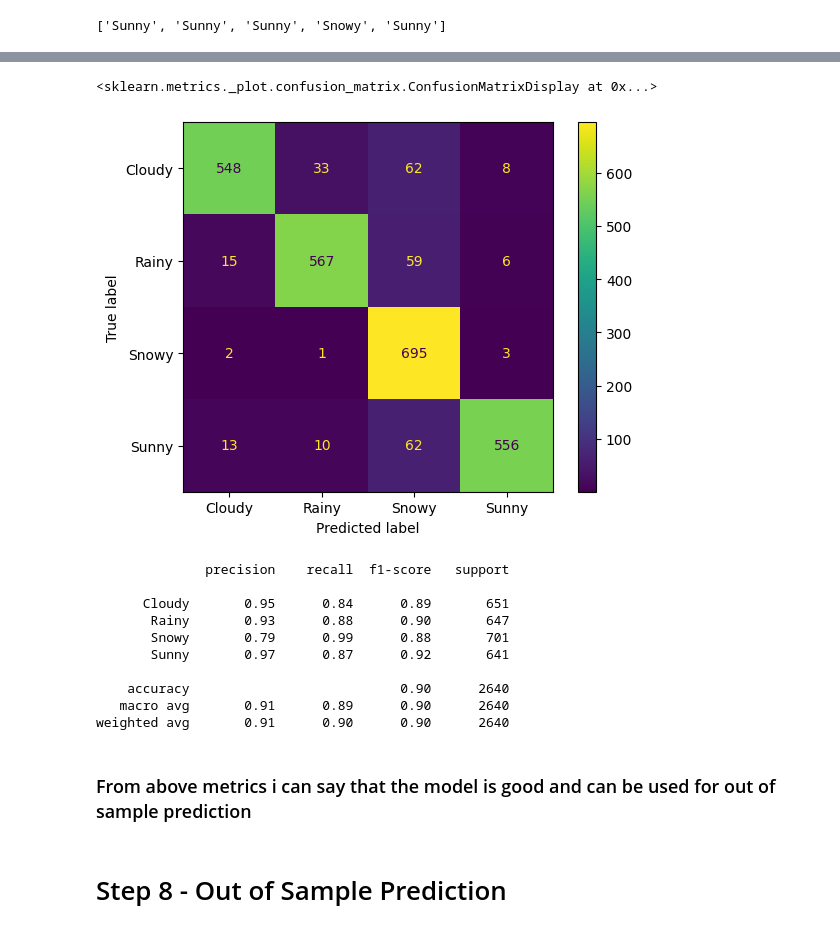
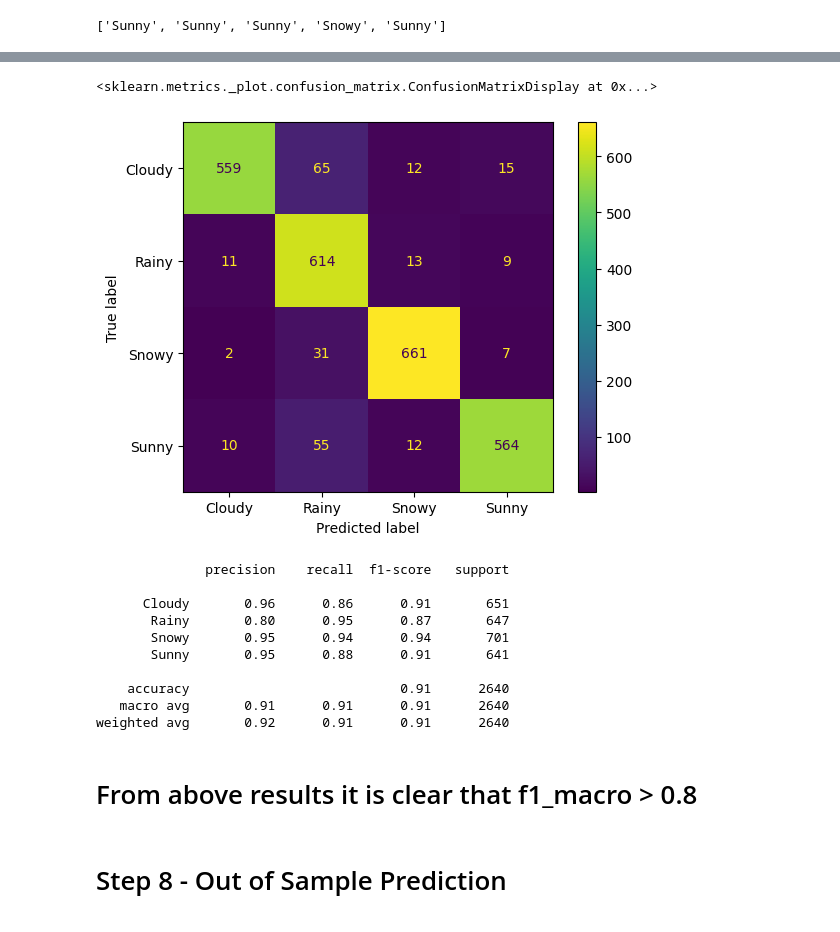
Before and after one commit to utkarshg1/Test1, a Jupyter notebook: Multiclass_classification_with_Keras.ipynb, the cells around one changed output, grey strips where cells are left out. Saved outputs shown, nothing was run; the diff lists cells and outputs as text; code cells hidden in the pictures.

```diff
--- a/Multiclass_classification_with_Keras.ipynb
+++ b/Multiclass_classification_with_Keras.ipynb
@@ -362,4 +335,4 @@ model.evaluate(xtest, ytest)
 # %%
-yprob_train = model.predict(xtrain)
-yprob_train[0:5]
+yprob_test = model.predict(xtest_pre)
+yprob_test[0:5]
 # %% [output]
@@ -372 +345,4 @@ array([[4.2870156e-02, 9.5172888e-01, 1.2497081e-03, 4.1512377e-03],
       dtype=float32)
+# %%
+classes = ytrain_pre.columns.tolist()
+classes
@@ -373,4 +351,5 @@ array([[4.2870156e-02, 9.5172888e-01, 1.2497081e-03, 4.1512377e-03],
 # %%
-ypred_train_idx = yprob_train.argmax(axis=1)
-ypred_train_idx[0:5]
+import numpy as np
+idx = np.argmax(yprob_test, axis=1)
+idx[0:5]
 # %% [output]
@@ -432,4 +357,5 @@ array([[0.    , 0.    , 0.    , 1.    ],
 # %%
+ypred_test = [classes[i] for i in idx]
 ypred_test[0:5]
 # %% [output]
 ['Sunny', 'Sunny', 'Sunny', 'Snowy', 'Sunny']
@@ -446,27 +362,26 @@ dtype: object
 # %%
 from sklearn.metrics import ConfusionMatrixDisplay
 
-ConfusionMatrixDisplay.from_predictions(ytest_org, ypred_test)
+ConfusionMatrixDisplay.from_predictions(ytest, ypred_test)
 # %% [output]
 <sklearn.metrics._plot.confusion_matrix.ConfusionMatrixDisplay at 0x...>
-[figure, old version]
+[figure, new version]
 # %%
 from sklearn.metrics import classification_report
-
-print(classification_report(ytest_org, ypred_test))
+print(classification_report(ytest, ypred_test))
 # %% [output]
               precision    recall  f1-score   support
 
-      Cloudy       0.95      0.84      0.89       651
-       Rainy       0.93      0.88      0.90       647
-       Snowy       0.79      0.99      0.88       701
-       Sunny       0.97      0.87      0.92       641
+      Cloudy       0.96      0.86      0.91       651
+       Rainy       0.80      0.95      0.87       647
+       Snowy       0.95      0.94      0.94       701
+       Sunny       0.95      0.88      0.91       641
 
-    accuracy                           0.90      2640
-   macro avg       0.91      0.89      0.90      2640
-weighted avg       0.91      0.90      0.90      2640
+    accuracy                           0.91      2640
+   macro avg       0.91      0.91      0.91      2640
+weighted avg       0.92      0.91      0.91      2640
-# %% [markdown]
-### From above metrics i can say that the model is good and can be used for out of sample prediction
+# %% [markdown]
+# From above results it is clear that f1_macro > 0.8
 # %% [markdown]
 # Step 8 - Out of Sample Prediction
 # %%
```
Also changed, not shown: parts of 109 cells of this notebook.
